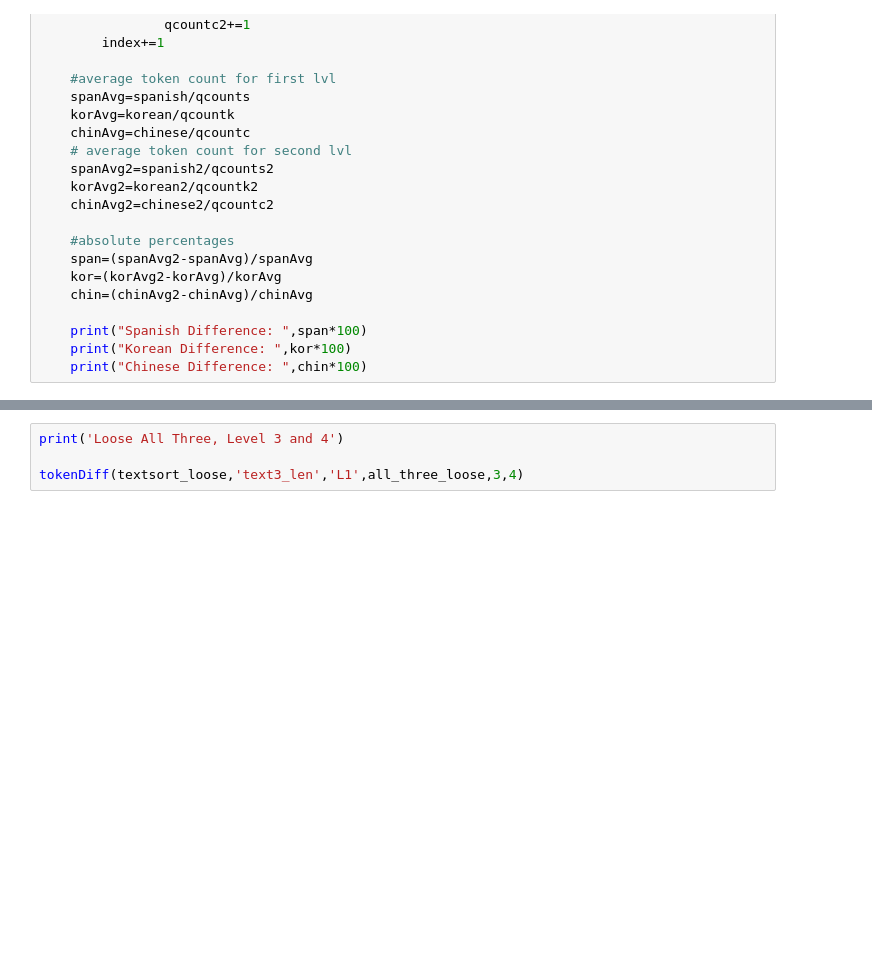
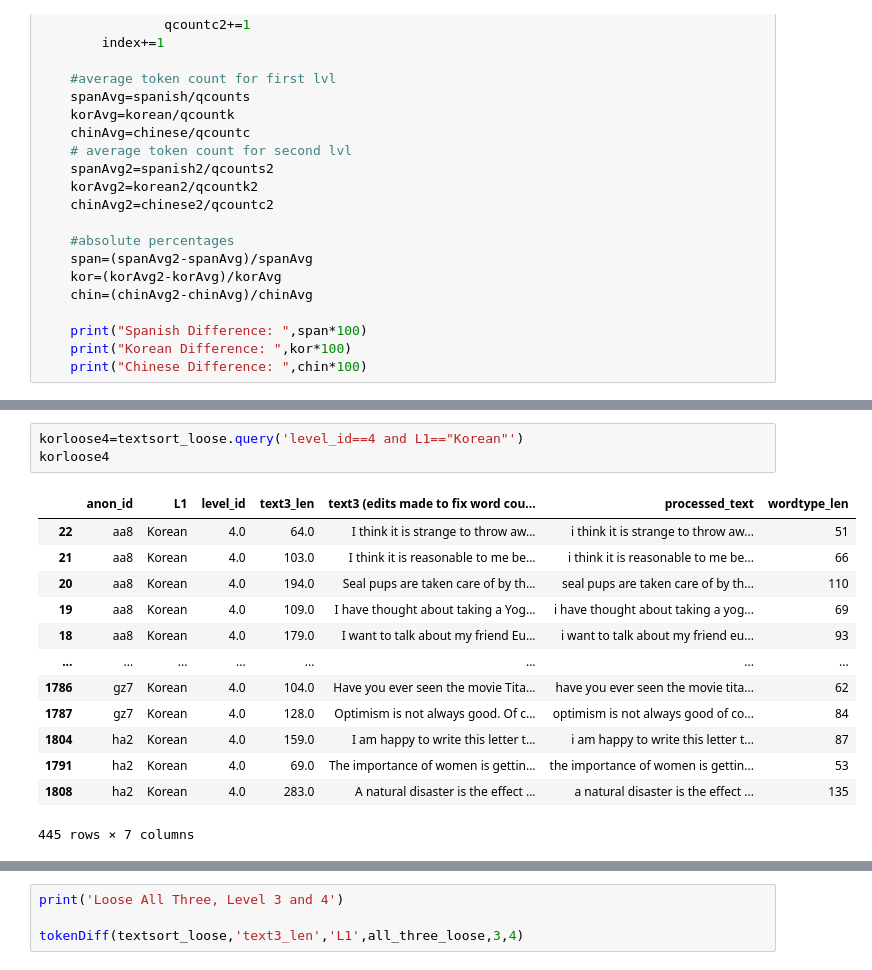
Before and after one commit to mencer456/LRDC-Research, a Jupyter notebook: Lexical-Richness.ipynb, the cells around one changed output, grey strips where cells are left out. Drawn from its saved outputs; the diff is of its cells as text; blank space fills up the shorter version.

```diff
--- a/Lexical-Richness.ipynb
+++ b/Lexical-Richness.ipynb
@@ -1557,0 +1575,17 @@ def tokenDiff(df,textlencol,lang, id_list,lvl1, lvl2):
+# %%
+korloose4=textsort_loose.query('level_id==4 and L1=="Korean"')
+korloose4
+# %% [output]
+|  | anon_id | L1 | level_id | text3_len | text3 (edits made to fix word cou... | processed_text | wordtype_len |
+| 22 | aa8 | Korean | 4.0 | 64.0 | I think it is strange to throw aw... | i think it is strange to throw aw... | 51 |
+| 21 | aa8 | Korean | 4.0 | 103.0 | I think it is reasonable to me be... | i think it is reasonable to me be... | 66 |
+| 20 | aa8 | Korean | 4.0 | 194.0 | Seal pups are taken care of by th... | seal pups are taken care of by th... | 110 |
+| 19 | aa8 | Korean | 4.0 | 109.0 | I have thought about taking a Yog... | i have thought about taking a yog... | 69 |
+| 18 | aa8 | Korean | 4.0 | 179.0 | I want to talk about my friend Eu... | i want to talk about my friend eu... | 93 |
+| ... | ... | ... | ... | ... | ... | ... | ... |
+| 1786 | gz7 | Korean | 4.0 | 104.0 | Have you ever seen the movie Tita... | have you ever seen the movie tita... | 62 |
+| 1787 | gz7 | Korean | 4.0 | 128.0 | Optimism is not always good. Of c... | optimism is not always good of co... | 84 |
+| 1804 | ha2 | Korean | 4.0 | 159.0 | I am happy to write this letter t... | i am happy to write this letter t... | 87 |
+| 1791 | ha2 | Korean | 4.0 | 69.0 | The importance of women is gettin... | the importance of women is gettin... | 53 |
+| 1808 | ha2 | Korean | 4.0 | 283.0 | A natural disaster is the effect ... | a natural disaster is the effect ... | 135 |
+445 rows × 7 columns
```
Also changed, not shown: parts of 23 cells of this notebook, 1 other file.
